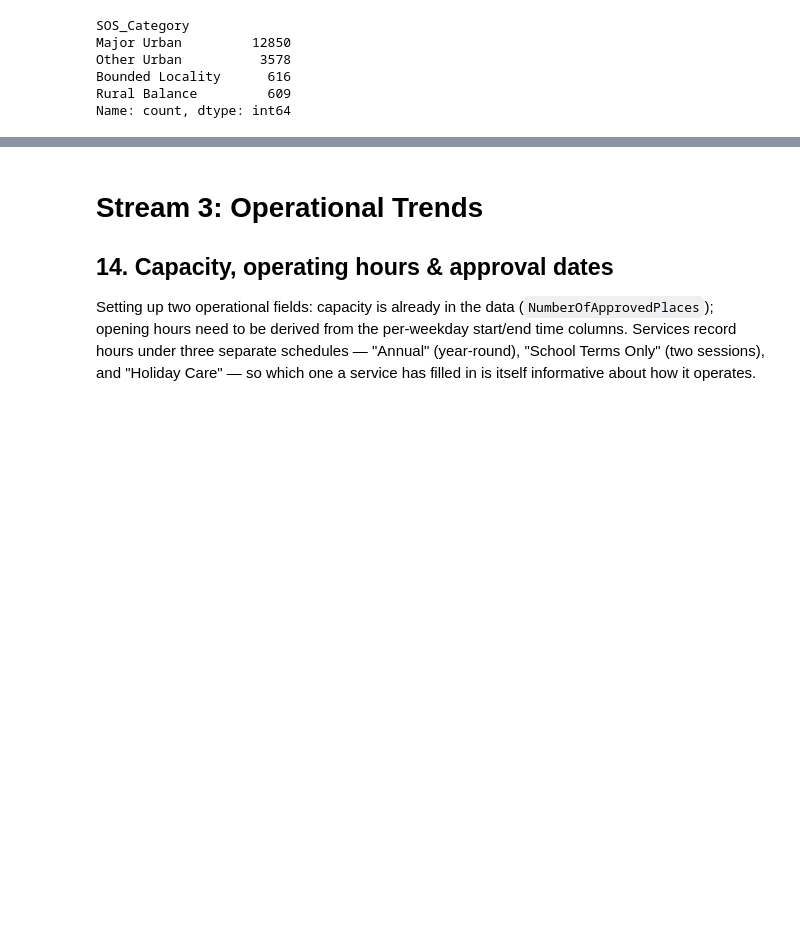
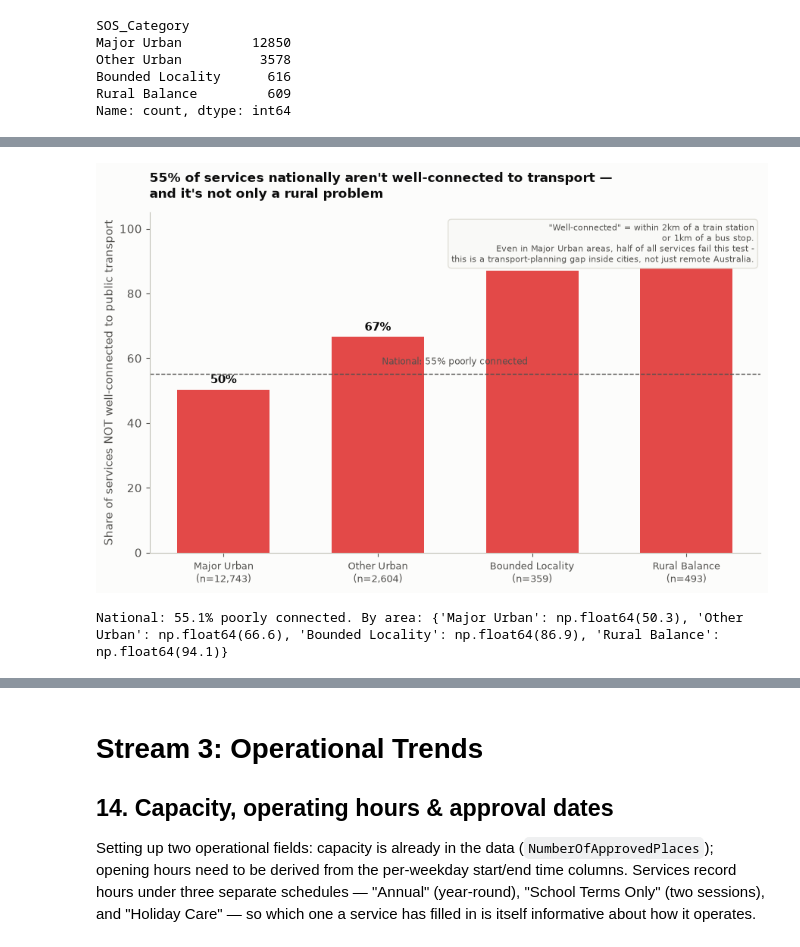
Before and after one commit to martvanhoorn2003-svg/Mart, a Jupyter notebook: ACECQA_Service_Quality_Analysis.ipynb, the cells around one changed output, grey strips where cells are left out. Saved outputs shown, nothing was run; the diff lists cells and outputs as text; code cells hidden in the pictures; blank space fills up the shorter version.

```diff
--- a/ACECQA_Service_Quality_Analysis.ipynb
+++ b/ACECQA_Service_Quality_Analysis.ipynb
@@ -688,0 +697,44 @@ Worst single cell: NT / Rural Balance at 31.2%
+# %%
+
+d8 = df[~df["train_dist_outlier"] & ~df["bus_dist_outlier"]].copy()
+d8["WellConnected"] = (d8["DistanceToTrainStation_km"] <= TRAIN_CONNECTED_KM) | (d8["DistanceToBusStation_km"] <= BUS_CONNECTED_KM)
+d8 = d8[d8["SOS_Category"].notna()]
+poorly_connected8 = d8.groupby("SOS_Category")["WellConnected"].apply(lambda s: (~s).mean() * 100).reindex(SOS_ORDER)
+counts8 = d8["SOS_Category"].value_counts().reindex(SOS_ORDER)
+national_poor8 = (~d8["WellConnected"]).mean() * 100
+
+fig, ax = plt.subplots(figsize=(9, 5.8))
+bars = ax.bar(SOS_ORDER, poorly_connected8.values, color=CAT["red"], width=0.6)
+for bar, cat in zip(bars, SOS_ORDER):
+    v = poorly_connected8[cat]
+    ax.text(bar.get_x() + bar.get_width() / 2, v + 2, f"{v:.0f}%", ha="center", fontsize=11, fontweight="bold")
+ax.set_xticks(range(len(SOS_ORDER)))
+ax.set_xticklabels([f"{cat}\n(n={counts8[cat]:,})" for cat in SOS_ORDER], fontsize=9.5)
+ax.axhline(national_poor8, color=INK_SECONDARY, linestyle="--", linewidth=1)
+ax.text(1.5, national_poor8 + 3, f"National: {national_poor8:.0f}% poorly connected",
+        ha="center", fontsize=8.5, color=INK_SECONDARY)
+ax.set_ylim(0, 105)
+ax.set_ylabel("Share of services NOT well-connected to public transport")
+ax.set_title(f"{national_poor8:.0f}% of services nationally aren't well-connected to transport —\n"
+             "and it's not only a rural problem",
+             fontsize=12.5, fontweight="bold", color=INK_PRIMARY, loc="left", pad=14)
+ax.text(0.99, 0.97, f"\"Well-connected\" = within {TRAIN_CONNECTED_KM:.0f}km of a train station\n"
+                    f"or {BUS_CONNECTED_KM:.0f}km of a bus stop.\n"
+                    "Even in Major Urban areas, half of all services fail this test -\n"
+                    "this is a transport-planning gap inside cities, not just remote Australia.",
+        transform=ax.transAxes, ha="right", va="top", fontsize=8, color=INK_SECONDARY,
+        bbox=dict(boxstyle="round,pad=0.4", facecolor="#f9f9f7", edgecolor=GRIDLINE))
+for spine in ["top", "right"]:
+    ax.spines[spine].set_visible(False)
+ax.spines["left"].set_color(BASELINE); ax.spines["bottom"].set_color(BASELINE)
+fig.tight_layout()
+fig.savefig(FIG_DIR / "08_transport_connectivity.png", dpi=200)
+plt.show()
+
+summary["national_poorly_connected_pct"] = round(float(national_poor8), 1)
+for cat in SOS_ORDER:
+    summary[f"poorly_connected_{cat.lower().replace(' ', '_')}_pct"] = round(float(poorly_connected8[cat]), 1)
+print(f"National: {national_poor8:.1f}% poorly connected. By area: {dict(poorly_connected8.round(1))}")
+# %% [output]
+[figure, added]
+National: 55.1% poorly connected. By area: {'Major Urban': np.float64(50.3), 'Other Urban': np.float64(66.6), 'Bounded Locality': np.float64(86.9), 'Rural Balance': np.float64(94.1)}
```
Also changed, not shown: parts of 18 cells of this notebook, 13 other files.
